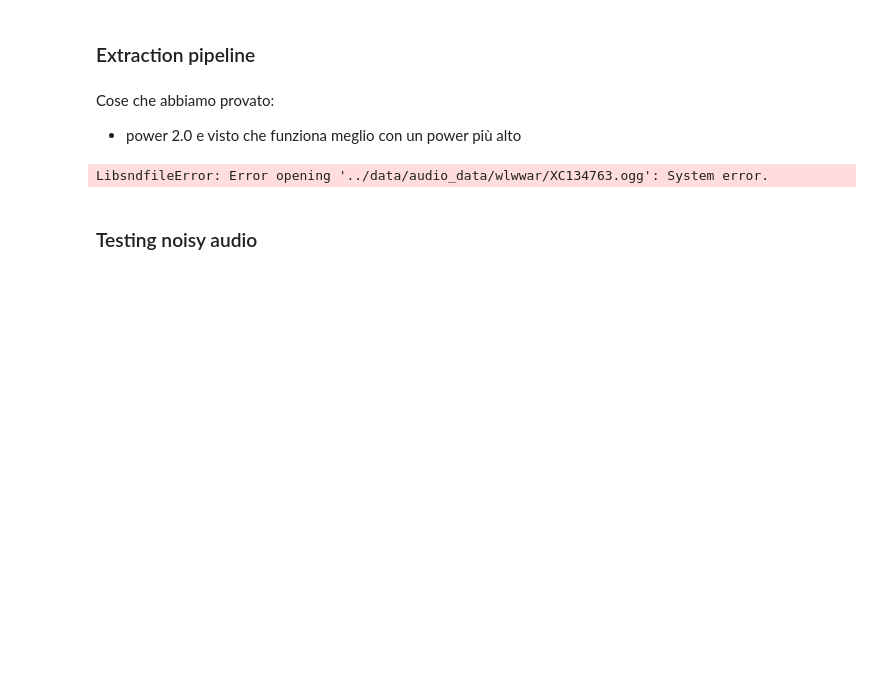
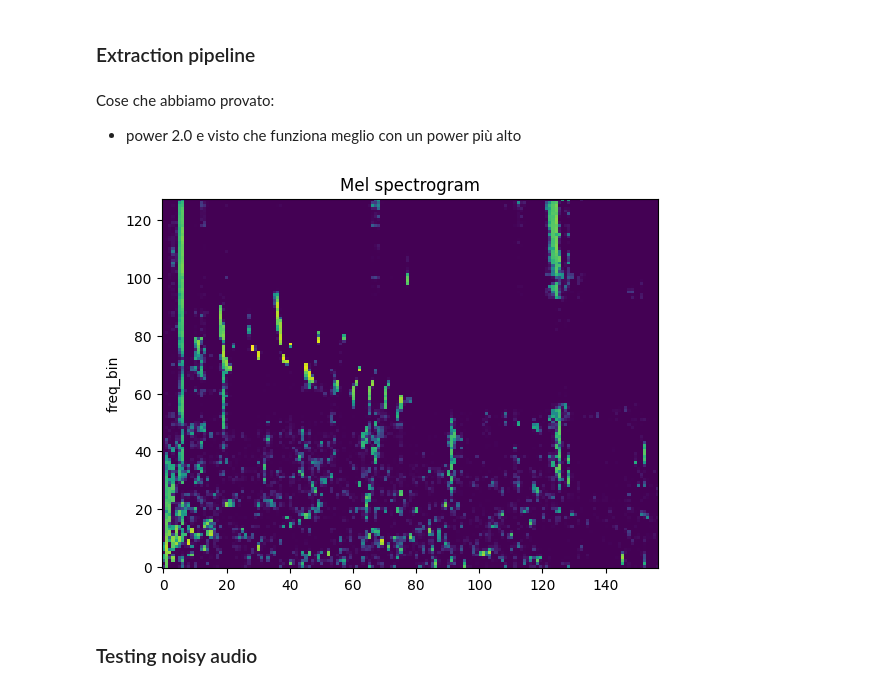
Before and after one commit to Chavelanda/birdclef_2023, a Jupyter notebook: nbs/02_dataset.ipynb, the cells around one changed output. Saved outputs shown, nothing was run; the diff lists cells and outputs as text; code cells hidden in the pictures; blank space fills up the shorter version.

```diff
--- a/nbs/02_dataset.ipynb
+++ b/nbs/02_dataset.ipynb
@@ -143,16 +143,16 @@ class MyPipeline(torch.nn.Module):
 
         return pseudo_waveform
 # %%
-pipeline = MyPipeline(per_channel=False)
+pipeline = MyPipeline(per_channel=True)
 mel_spec = pipeline(AUDIO_DATA_DIR + 'wlwwar/XC134763.ogg')
 plot_spectrogram(mel_spec[0], title='Mel spectrogram', db=True)
 
 # plot_librosa(mel_pcen[0], sr=32000, hop_length=1024)
 # waveform = mel_to_wave(mel_spec)
 # plot_audio(waveform=waveform, sample_rate=32000)
 # Audio(waveform.numpy(), rate=32000)
 # %% [output]
-LibsndfileError: Error opening '../data/audio_data/wlwwar/XC134763.ogg': System error.
+[figure, added]
 # %% [markdown]
 ### Testing noisy audio
 # %%
```
Also changed, not shown: parts of 3 cells of this notebook, 1 other file.
